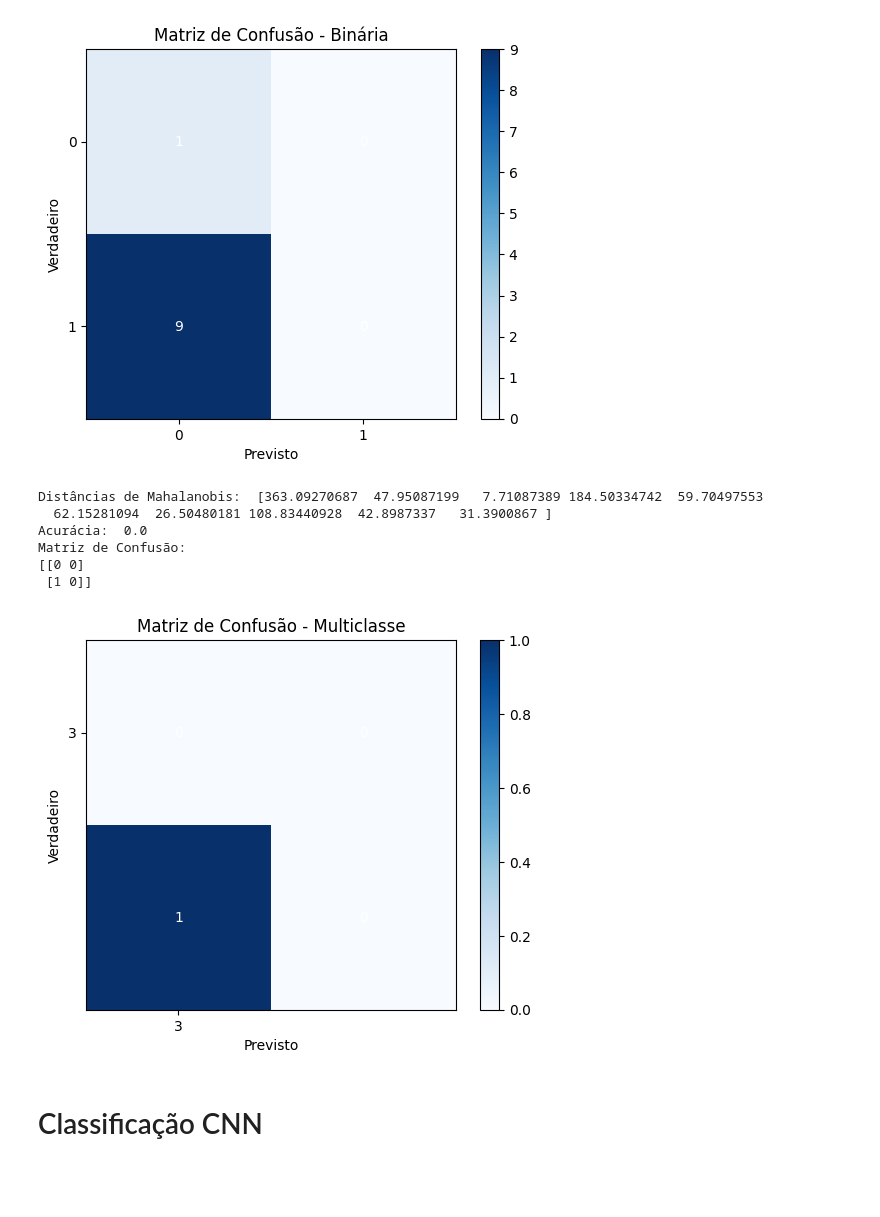
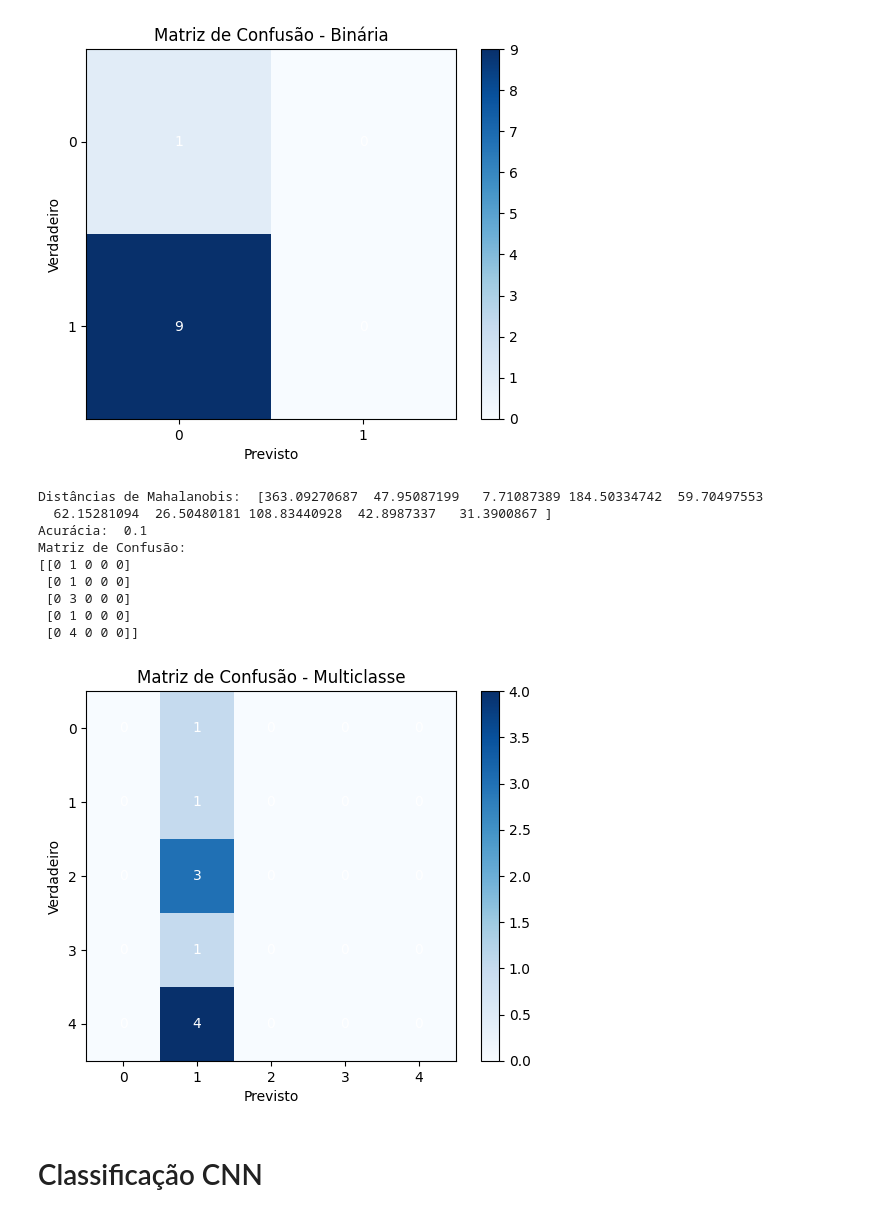
Before and after one commit to juliamarcal/PAI---trabalho-1, a Jupyter notebook: Modelos_classificacao.ipynb, the cells around one changed output. Cells and saved outputs as stored; diff of their text form; code cells hidden in the pictures; blank space fills up the shorter version.

```diff
--- a/Modelos_classificacao.ipynb
+++ b/Modelos_classificacao.ipynb
@@ -174,17 +171,13 @@ Matriz de Confusão:
 x_treino_np = np.array([img.numpy().flatten() for img in x_treino])
 x_teste_np = np.array([img.numpy().flatten() for img in x_teste])
 
-# Mapeamento de classes
-class_mapping = {label: i for i, label in enumerate(df_filtrado['bethesda_system'].unique())}
-
-# Mapeamento dos rótulos verdadeiros
-y_true_int = np.array([class_mapping[label] for label in y_teste])
-
-# Aplicar PCA para reduzir a dimensionalidade
 n_components = min(x_treino_np.shape[0], x_treino_np.shape[1])
 pca = PCA(n_components=n_components)
 x_treino_pca = pca.fit_transform(x_treino_np)
 x_teste_pca = pca.transform(x_teste_np)
+
+class_mapping = {label: idx for idx, label in enumerate(df_filtrado['bethesda_system'].unique())}
+
 
 # Calcular a matriz de covariância e seu inverso para o conjunto de treino reduzido
 cov_matrix = np.cov(x_treino_pca, rowvar=False)
@@ -199,8 +192,10 @@ mahalanobis_dist_array = np.array(mahalanobis_dist)
 # Ajustar o limiar conforme necessário
 limiar = 5.0
 
+y_true_int = np.array([class_mapping[label] for label in y_teste])
+
 # Criar rótulos previstos com base nas distâncias
-y_pred_int = np.argmin(mahalanobis_dist_array, axis=0)
+y_pred_int = (mahalanobis_dist_array > limiar).astype(int)
 
 # Ajustar a forma de y_true_int
 y_true_int = y_true_int.ravel()
@@ -221,37 +216,40 @@ cm_multiclass = confusion_matrix(y_true_int, y_pred_int)
 
 # Exibir resultados
 print("Distâncias de Mahalanobis: ", mahalanobis_dist_array)
 print("Acurácia: ", acc_multiclass)
 print("Matriz de Confusão:")
 print(cm_multiclass)
 
 # Plotar a matriz de confusão
 plt.imshow(cm_multiclass, interpolation='nearest', cmap=plt.cm.Blues)
 plt.title('Matriz de Confusão - Multiclasse')
 plt.colorbar()
 
 # Adicionar anotações
 for i in range(cm_multiclass.shape[0]):
     for j in range(cm_multiclass.shape[1]):
         plt.text(j, i, str(cm_multiclass[i, j]), ha='center', va='center', color='white')
 
 # Adicionar rótulos
 classes = np.unique(y_true_int)
 tick_marks = np.arange(len(classes))
 plt.xticks(tick_marks, classes)
 plt.yticks(tick_marks, classes)
 
 plt.xlabel('Previsto')
 plt.ylabel('Verdadeiro')
 plt.show()
 # %% [output]
 Distâncias de Mahalanobis:  [363.09270687  47.95087199   7.71087389 184.50334742  59.70497553
   62.15281094  26.50480181 108.83440928  42.8987337   31.3900867 ]
-Acurácia:  0.0
+Acurácia:  0.1
 Matriz de Confusão:
-[[0 0]
- [1 0]]
+[[0 1 0 0 0]
+ [0 1 0 0 0]
+ [0 3 0 0 0]
+ [0 1 0 0 0]
+ [0 4 0 0 0]]
-[figure, old version]
+[figure, new version]
 # %% [markdown]
 # Classificação CNN
 # %%
```
Also changed, not shown: parts of 13 cells of this notebook.
